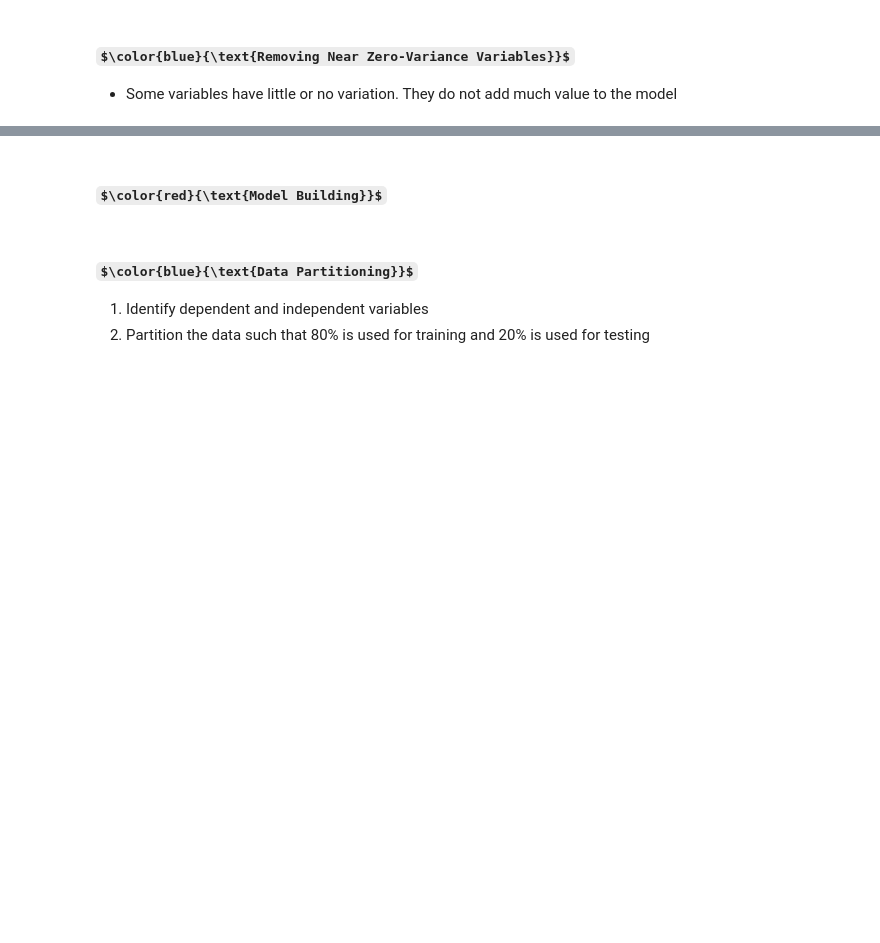
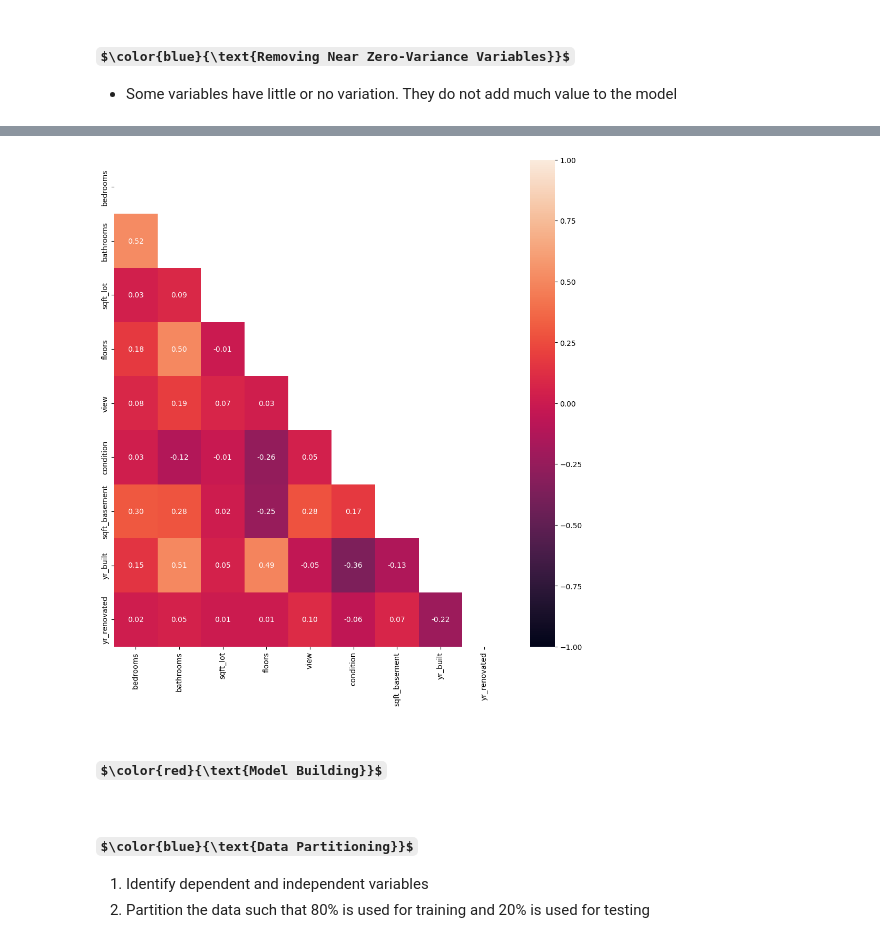
Before and after one commit to dBCooper2/bint-capstone, a Jupyter notebook: notebooks/Lec09_Multiple_Linear_Regression.ipynb, the cells around one changed output, grey strips where cells are left out. Drawn from its saved outputs; the diff is of its cells as text; code cells hidden in the pictures; some formulas as TeX source; blank space fills up the shorter version.

```diff
--- a/notebooks/Lec09_Multiple_Linear_Regression.ipynb
+++ b/notebooks/Lec09_Multiple_Linear_Regression.ipynb
@@ -51,3 +136,21 @@ import matplotlib.pylab as plt
 # %% [markdown]
 ### $\color{blue}{\text{Removing Near Zero-Variance Variables}}$
 - Some variables have little or no variation. They do not add much value to the model
+# %%
+from sklearn.feature_selection import VarianceThreshold
+from sklearn.preprocessing import StandardScaler
+
+vThreshold = VarianceThreshold(threshold=.1)
+vThreshold.fit_transform(no_multicollinearity)
+
+# get vars with greater variance
+vars = no_multicollinearity.columns[vThreshold.get_support()]
+
+# subset data for variables with greater variance
+no_mc_or_low_var = no_multicollinearity[vars]
+
+# Fit the Model
+df_std = StandardScaler().fit_transform(no_mc_or_low_var)
+cleaned = pd.DataFrame(df_std, columns=no_mc_or_low_var.columns)
+
+# Now we have a fully preprocessed df for the model-building step
@@ -54,3 +166,7 @@ import matplotlib.pylab as plt
+# %%
+my_corrplot(cleaned, 'price')
+# %% [output]
+[figure, added]
 # %% [markdown]
 ## $\color{red}{\text{Model Building}}$
 # %% [markdown]
```
Also changed, not shown: parts of 19 cells of this notebook, 5 other files.
